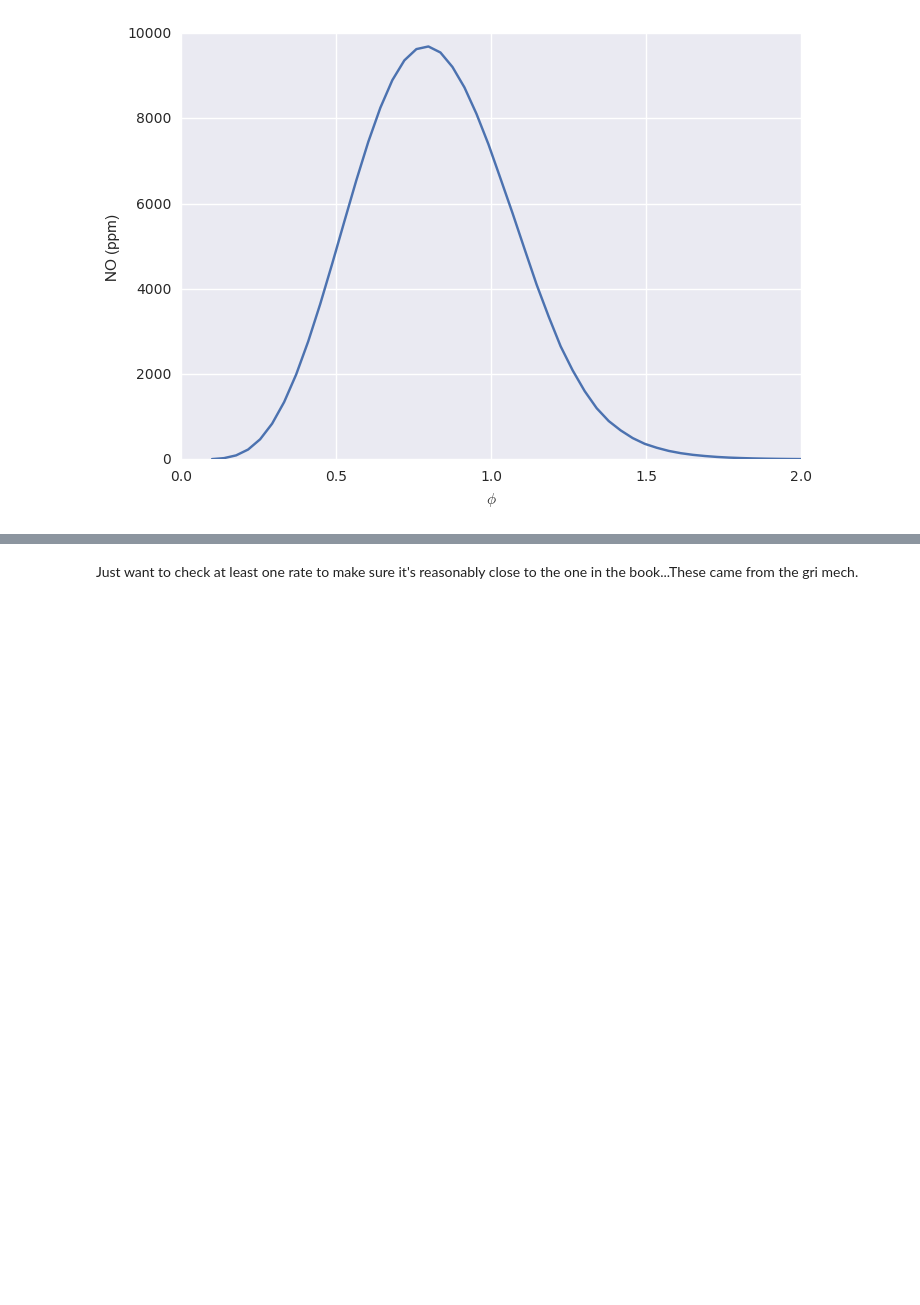
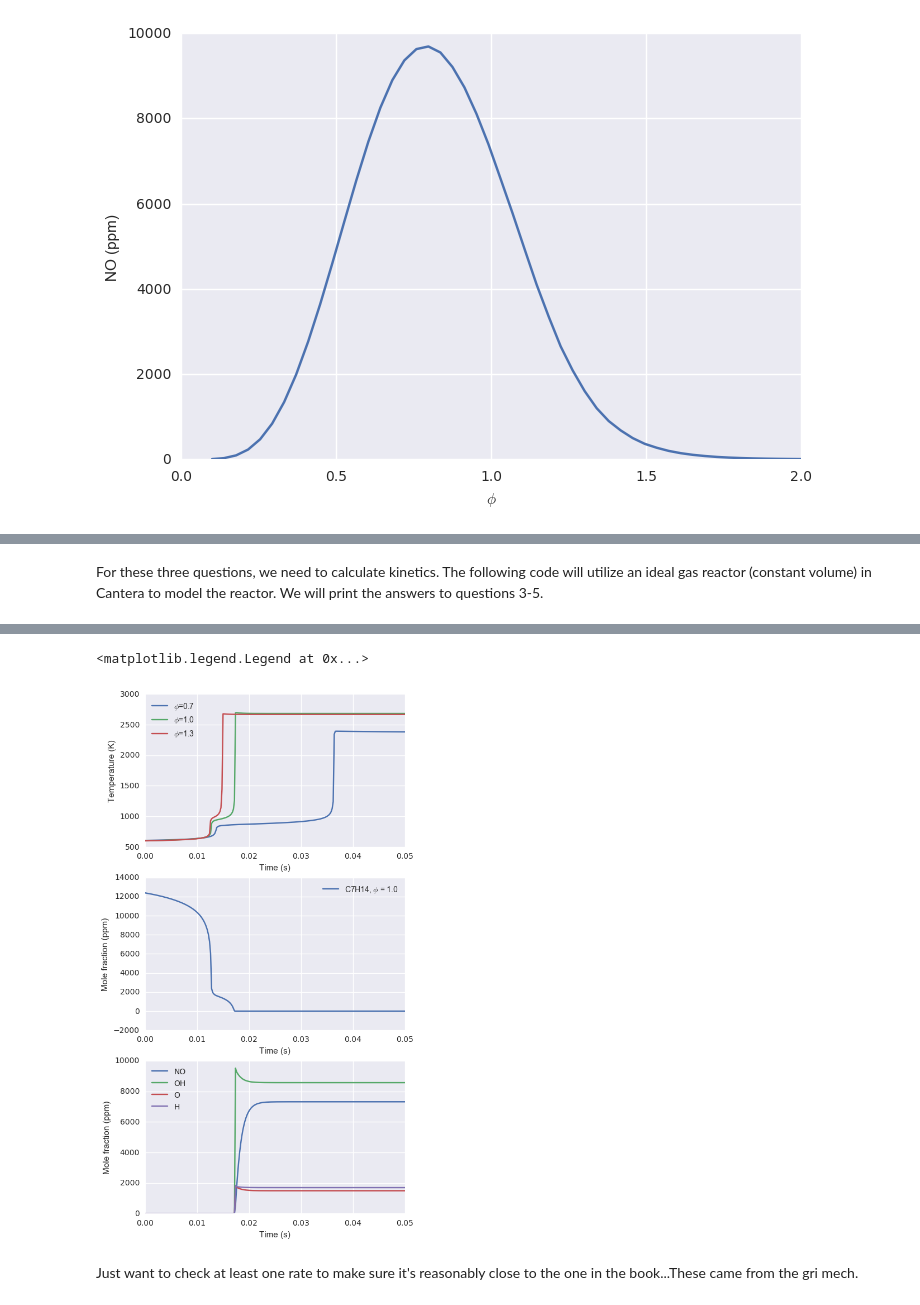
Before and after one commit to bslakman/cantera-jupyter, a Jupyter notebook: reactors/ME7300_HW6.ipynb, the cells around one changed output, grey strips where cells are left out. Cells and saved outputs as stored; diff of their text form; code cells hidden in the pictures; blank space fills up the shorter version.

Commit message:
Modify questions, plot some figures for T, fuel and NO.

```diff
--- a/reactors/ME7300_HW6.ipynb
+++ b/reactors/ME7300_HW6.ipynb
@@ -204,0 +142,78 @@ The maximum mole fraction of NO is 1.09e-02
+# %% [markdown]
+For these three questions, we need to calculate kinetics.
+The following code will utilize an ideal gas reactor (constant volume) in Cantera to model the reactor. We will print the answers to questions 3-5.
+# %%
+equivalence_ratios = np.array([0.7, 1.0, 1.3])
+ignitions = np.array([71.46, 69.45, 68.19])
+i_fuel = gas.species_names.index('nc7h16')
+i_no = gas.species_names.index('no')
+i_oh = gas.species_names.index('oh')
+i_o = gas.species_names.index('o')
+i_h = gas.species_names.index('h')
+i_n2 = gas.species_names.index('n2')
+
+plt.figure(figsize=(6,12))
+plt_temps = plt.subplot(3,1,1)
+plt_input_spec = plt.subplot(3,1,2)
+plt_radicals = plt.subplot(3,1,3)
+
+for phi, t in zip(equivalence_ratios, ignitions):
+
+    mol_O2 = 11.0 / phi
+    mol_N2 = 3.78 * mol_O2
+    X_string = "nc7h16:1.0,o2:" + str(round(mol_O2, 2)) + ",n2:" + str(round(mol_N2, 2))
+    gas.TPX = 500, 1e5, X_string
+
+    reactor = ct.IdealGasReactor(gas)
+    reactor_network = ct.ReactorNet([reactor])
+
+    start_time = t  #starting time
+    end_time = t+0.05 # seconds
+    n_steps = 251
+    times = np.linspace(start_time, end_time, n_steps)
+    concentrations = np.zeros((n_steps, gas.n_species))
+    mole_frac = np.zeros((n_steps, gas.n_species))
+    pressures = np.zeros(n_steps)
+    temperatures = np.zeros(n_steps)
+
+    reached_100ppm = False
+    ignited = False
+    reached_NO = False
+
+    for n, time in enumerate(times):
+        if time > 0:
+            reactor_network.advance(time)
+        temperatures[n] = reactor.T
+        pressures[n] = reactor.thermo.P
+        concentrations[n,:] = reactor.thermo.concentrations
+        mole_frac[n,:] = gas.X
+        if reactor.T > 1000 and not ignited: # Ignition time, estimate it to be when T is above 1000 K
+            ignited = True
+            print "At equivalence ratio {0}, fuel ignites at {1} seconds".format(str(phi), str(round(time,6)))
+        if 1e6*mole_frac[n, i_fuel] < 100.0 and not reached_100ppm: # Fuel is < 100 ppm
+            reached_100ppm = True
+            print "At equivalence ratio {0}, fuel reaches 100 ppm at {1} seconds".format(str(phi), str(round(time,6)))
+        if 1e6*mole_frac[n, i_no] >= 1000.0 and not reached_NO: # NO is >= 1000 ppm
+            reached_NO = True
+            print "At equivalence ratio {0}, reaction should be quenched at {1} seconds".format(str(phi), str(round(time,6)))
+            print "\n"
+
+    plt_temps.plot(times-t, temperatures, label = "$\phi$=" + str(phi)) # Renormalized to just before ignition
+
+    # Print other plots just for stoichiometric combustion
+    if phi == 1.0:
+        plt_input_spec.plot(times-t, 1E6*mole_frac[:, i_fuel], label = "C7H14, $\phi$ = 1.0")
+        plt_radicals.plot(times-t, 1E6*mole_frac[:,i_no], label = "NO")
+        plt_radicals.plot(times-t, 1E6*mole_frac[:,i_oh], label = "OH")
+        plt_radicals.plot(times-t, 1E6*mole_frac[:,i_o], label = "O")
+        plt_radicals.plot(times-t, 1E6*mole_frac[:,i_h], label = "H")
+plt_temps.set_xlabel("Time (s)")
+plt_temps.set_ylabel("Temperature (K)")
+plt_temps.legend(loc='best')
+plt_input_spec.set_xlabel("Time (s)")
+plt_input_spec.set_ylabel("Mole fraction (ppm)")
+plt_input_spec.legend(loc='best')
+plt_radicals.set_xlabel("Time (s)")
+plt_radicals.set_ylabel("Mole fraction (ppm)")
+plt_radicals.legend(loc='best')
+# %% [output]
@@ -205,3 +233,5 @@ The maximum mole fraction of NO is 1.09e-02
+<matplotlib.legend.Legend at 0x...>
+[figure, added]
 # %% [markdown]
 Just want to check at least one rate to make sure it's reasonably close to the one in the book...These came from the gri mech.
 # %%
```
Also changed, not shown: parts of 10 cells of this notebook, 2 other files.
